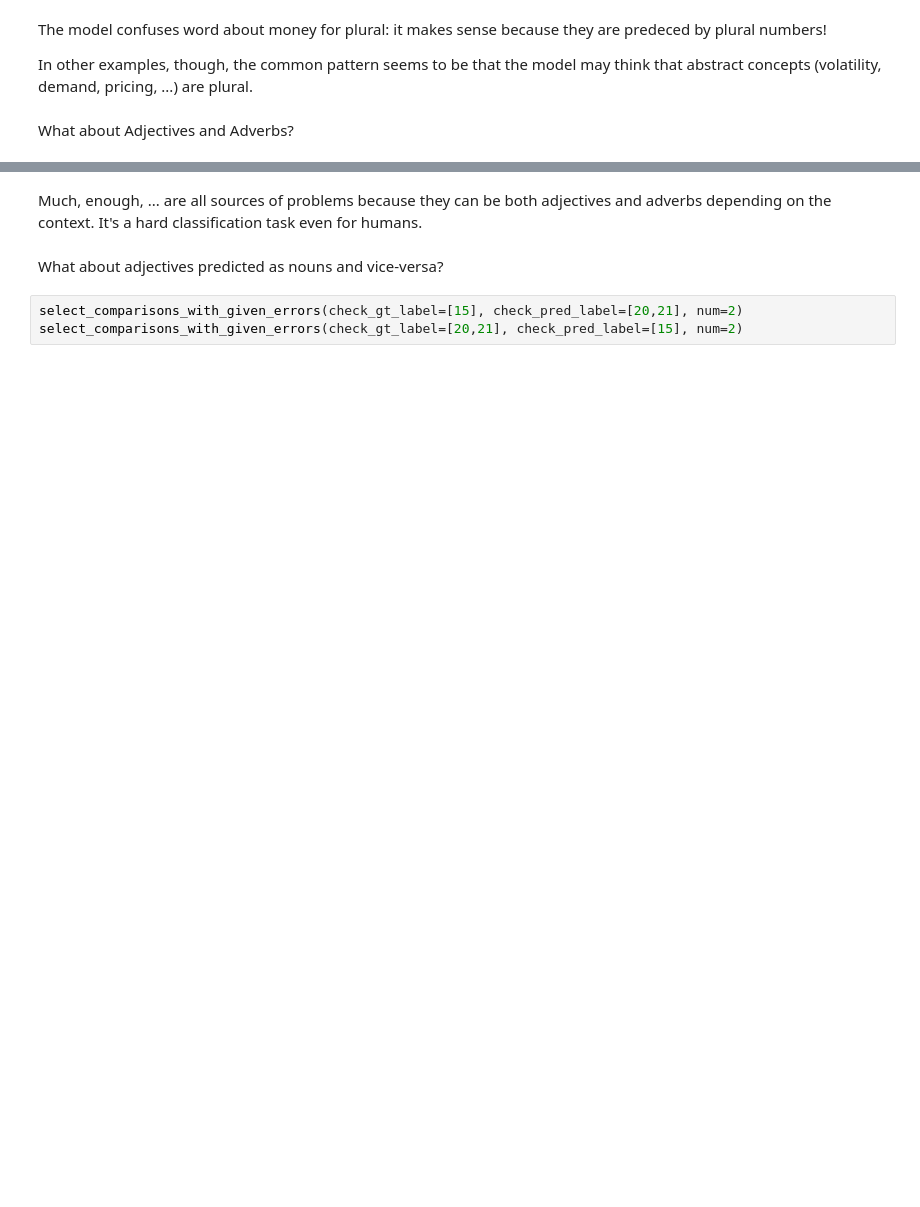
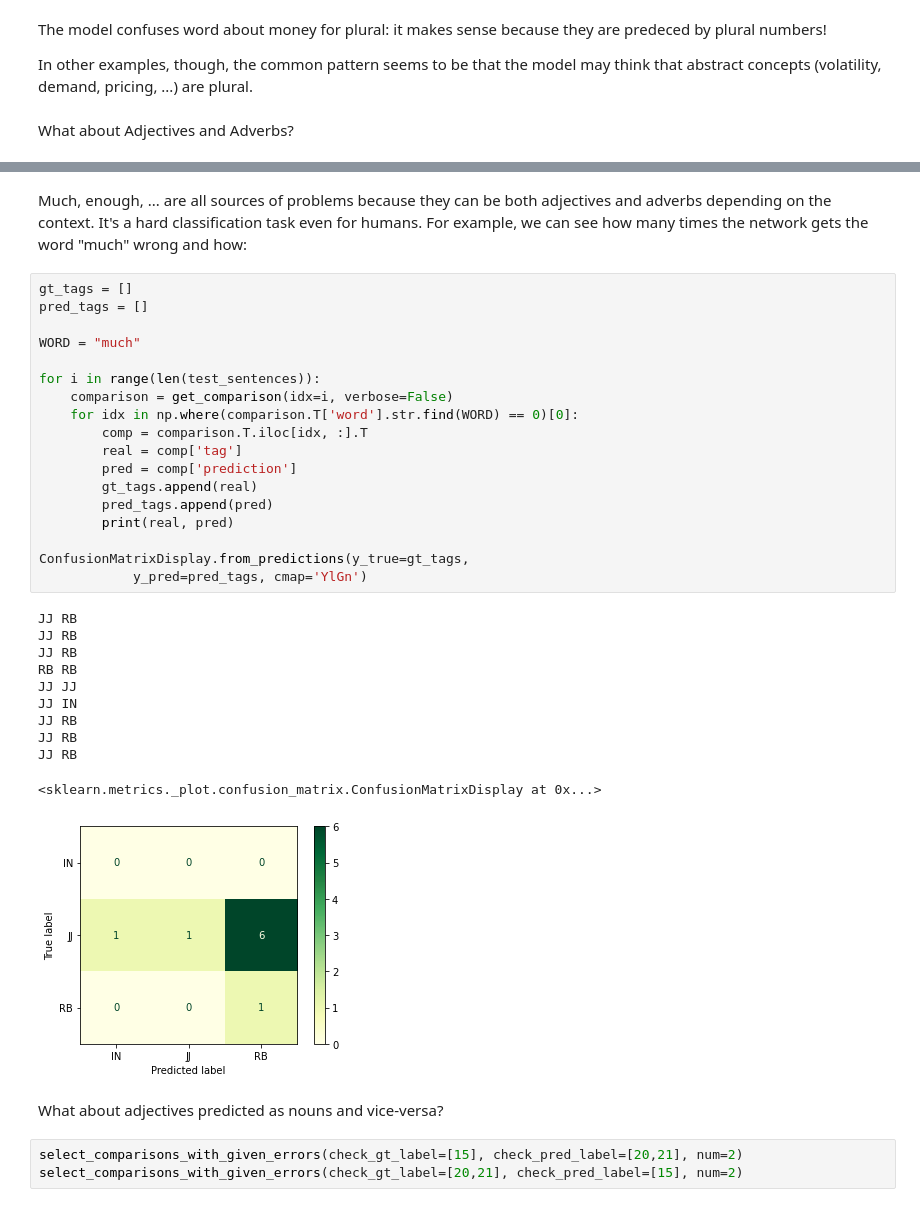
Before and after one commit to volpepe/SequenceLabeling, a Jupyter notebook: src/main.ipynb, the cells around one changed output, grey strips where cells are left out. Drawn from its saved outputs; the diff is of its cells as text; blank space fills up the shorter version.

```diff
--- a/src/main.ipynb
+++ b/src/main.ipynb
@@ -1337,5 +1339,35 @@ Matched error at index [5]
 # %% [markdown]
-Much, enough, ... are all sources of problems because they can be both adjectives and adverbs depending on the context. It's a hard classification task even for humans.
+Much, enough, ... are all sources of problems because they can be both adjectives and adverbs depending on the context. It's a hard classification task even for humans. For example, we can see how many times the network gets the word "much" wrong and how:
+# %%
+gt_tags = []
+pred_tags = []
+
+WORD = "much"
+
+for i in range(len(test_sentences)):
+    comparison = get_comparison(idx=i, verbose=False)
+    for idx in np.where(comparison.T['word'].str.find(WORD) == 0)[0]:
+        comp = comparison.T.iloc[idx, :].T
+        real = comp['tag']
+        pred = comp['prediction']
+        gt_tags.append(real)
+        pred_tags.append(pred)
+        print(real, pred)
+
+ConfusionMatrixDisplay.from_predictions(y_true=gt_tags,
+            y_pred=pred_tags, cmap='YlGn')
+# %% [output]
+JJ RB
+JJ RB
+JJ RB
+RB RB
+JJ JJ
+JJ IN
+JJ RB
+JJ RB
+JJ RB
+<sklearn.metrics._plot.confusion_matrix.ConfusionMatrixDisplay at 0x...>
+[figure, added]
 # %% [markdown]
 What about adjectives predicted as nouns and vice-versa?
 # %%
```
Also changed, not shown: parts of 29 cells of this notebook.
